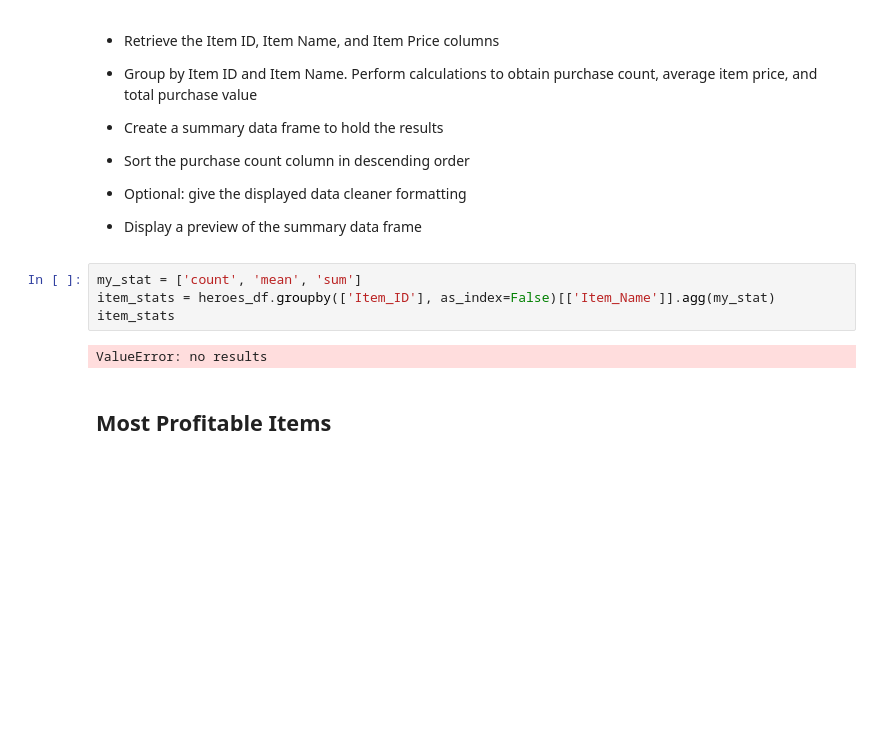
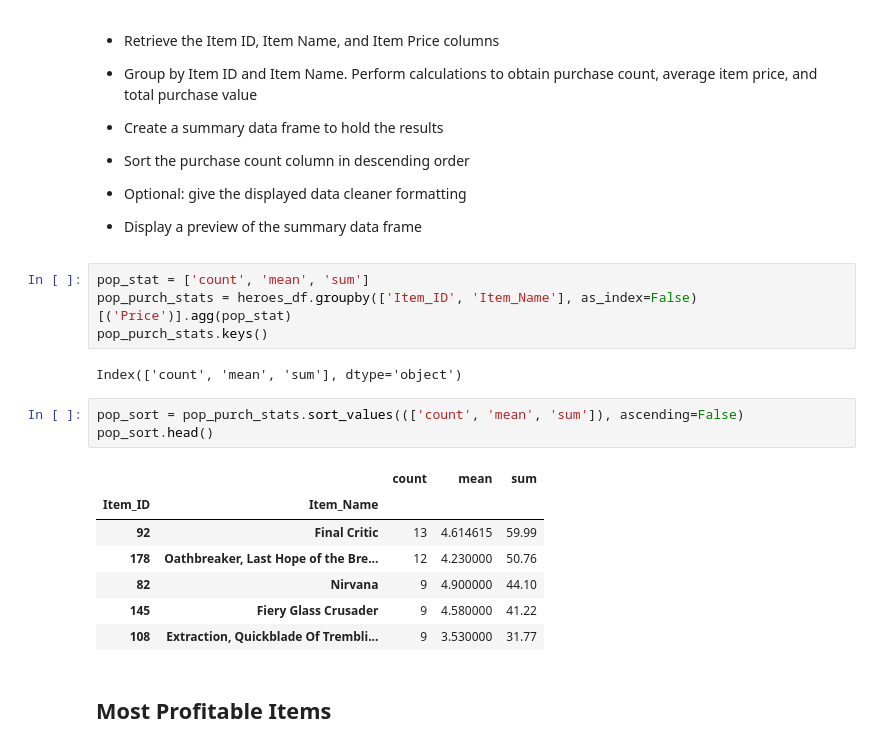
Before and after one commit to garycastle/pandas-challenge, a Jupyter notebook: Heroes of Pymoli/HeroesOfPymoli_starter.ipynb, the cells around one changed output. Drawn from its saved outputs; the diff is of its cells as text; blank space fills up the shorter version.

```diff
--- a/Heroes of Pymoli/HeroesOfPymoli_starter.ipynb
+++ b/Heroes of Pymoli/HeroesOfPymoli_starter.ipynb
@@ -269,11 +343,22 @@ top_purch_stats
 
 * Display a preview of the summary data frame
 # %%
-my_stat = ['count', 'mean', 'sum']
-item_stats = heroes_df.groupby(['Item_ID'], as_index=False)[['Item_Name']].agg(my_stat)
-item_stats
+pop_stat = ['count', 'mean', 'sum']
+pop_purch_stats = heroes_df.groupby(['Item_ID', 'Item_Name'], as_index=False)[('Price')].agg(pop_stat)
+pop_purch_stats.keys()
 # %% [output]
-ValueError: no results
+Index(['count', 'mean', 'sum'], dtype='object')
+# %%
+pop_sort = pop_purch_stats.sort_values((['count', 'mean', 'sum']), ascending=False)
+pop_sort.head()
+# %% [output]
+|  |  | count | mean | sum |
+| Item_ID | Item_Name |  |  |  |
+| 92 | Final Critic | 13 | 4.614615 | 59.99 |
+| 178 | Oathbreaker, Last Hope of the Bre... | 12 | 4.230000 | 50.76 |
+| 82 | Nirvana | 9 | 4.900000 | 44.10 |
+| 145 | Fiery Glass Crusader | 9 | 4.580000 | 41.22 |
+| 108 | Extraction, Quickblade Of Trembli... | 9 | 3.530000 | 31.77 |
 # %% [markdown]
 ## Most Profitable Items
 # %% [markdown]
```
Also changed, not shown: parts of 6 cells of this notebook.
